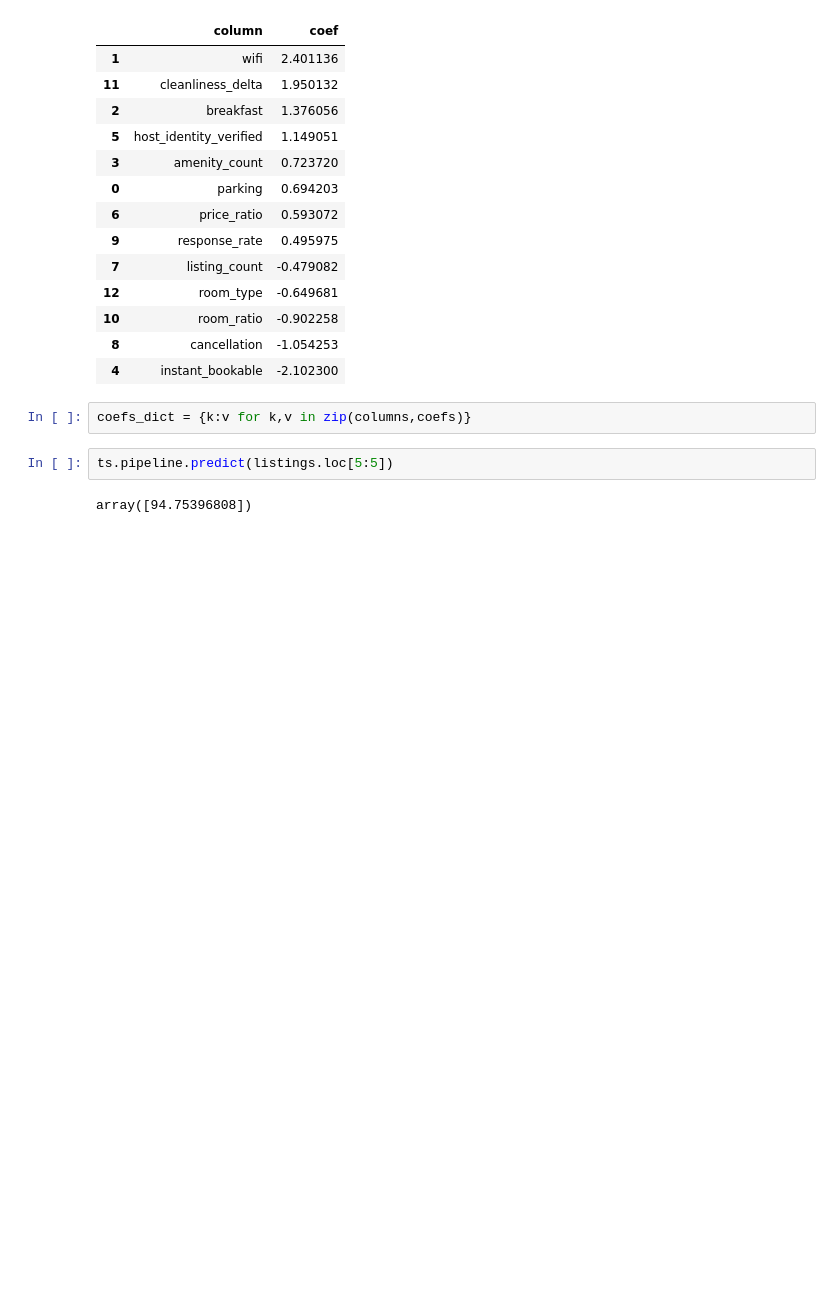
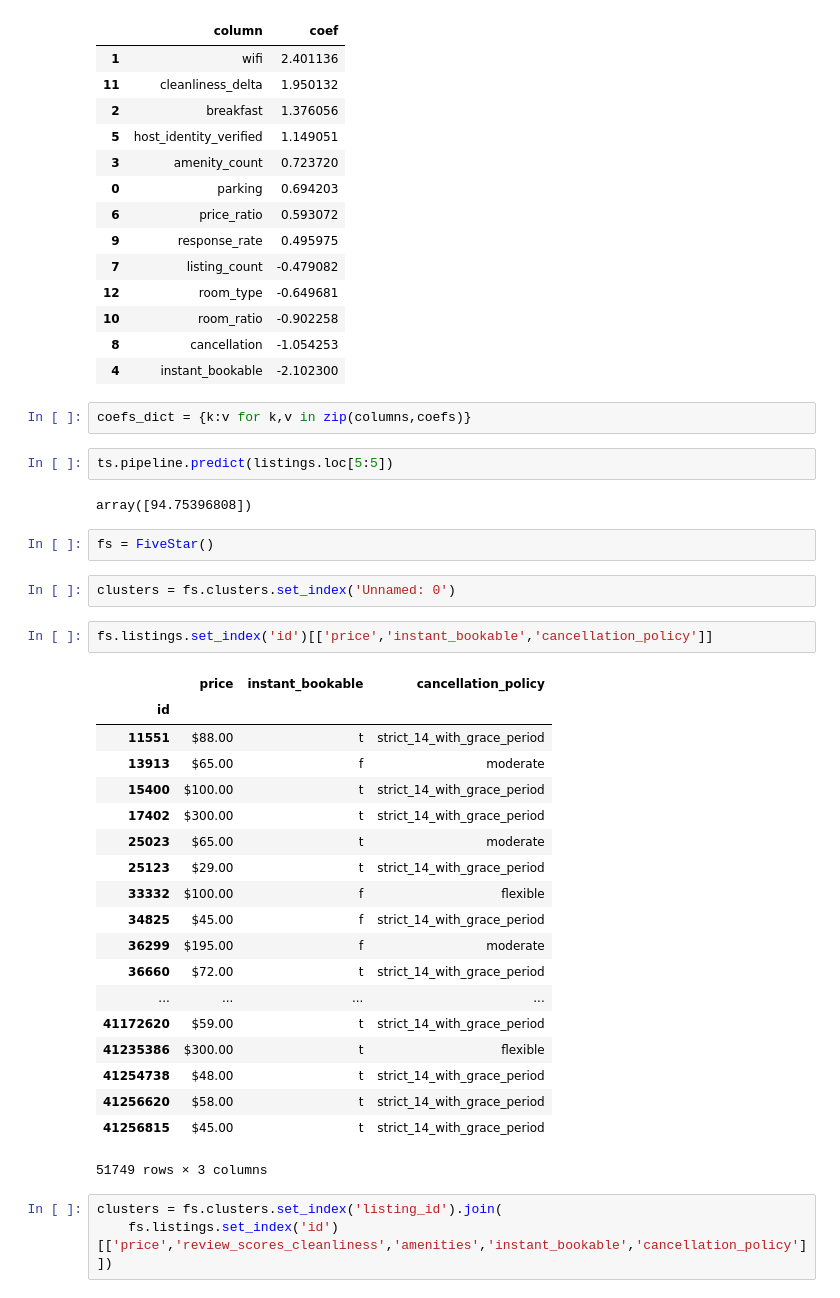
Before and after one commit to OrthoLoess/fivestar, a Jupyter notebook: notebooks/ed-jupyter-to-package.ipynb, the cells around one changed output. Drawn from its saved outputs; the diff is of its cells as text; blank space fills up the shorter version.

```diff
--- a/notebooks/ed-jupyter-to-package.ipynb
+++ b/notebooks/ed-jupyter-to-package.ipynb
@@ -167,3 +167,32 @@ coefs_dict = {k:v for k,v in zip(columns,coefs)}
 ts.pipeline.predict(listings.loc[5:5])
 # %% [output]
 array([94.75396808])
+# %%
+fs = FiveStar()
+# %%
+clusters = fs.clusters.set_index('Unnamed: 0')
+# %%
+fs.listings.set_index('id')[['price','instant_bookable','cancellation_policy']]
+# %% [output]
+|  | price | instant_bookable | cancellation_policy |
+| id |  |  |  |
+| 11551 | $88.00 | t | strict_14_with_grace_period |
+| 13913 | $65.00 | f | moderate |
+| 15400 | $100.00 | t | strict_14_with_grace_period |
+| 17402 | $300.00 | t | strict_14_with_grace_period |
+| 25023 | $65.00 | t | moderate |
+| 25123 | $29.00 | t | strict_14_with_grace_period |
+| 33332 | $100.00 | f | flexible |
+| 34825 | $45.00 | f | strict_14_with_grace_period |
+| 36299 | $195.00 | f | moderate |
+| 36660 | $72.00 | t | strict_14_with_grace_period |
+| ... | ... | ... | ... |
+| 41172620 | $59.00 | t | strict_14_with_grace_period |
+| 41235386 | $300.00 | t | flexible |
+| 41254738 | $48.00 | t | strict_14_with_grace_period |
+| 41256620 | $58.00 | t | strict_14_with_grace_period |
+| 41256815 | $45.00 | t | strict_14_with_grace_period |
+51749 rows × 3 columns
+# %%
+clusters = fs.clusters.set_index('listing_id').join(
+    fs.listings.set_index('id')[['price','review_scores_cleanliness','amenities','instant_bookable','cancellation_policy']])
```
Also changed, not shown: parts of 3 cells of this notebook, 3 other files.
